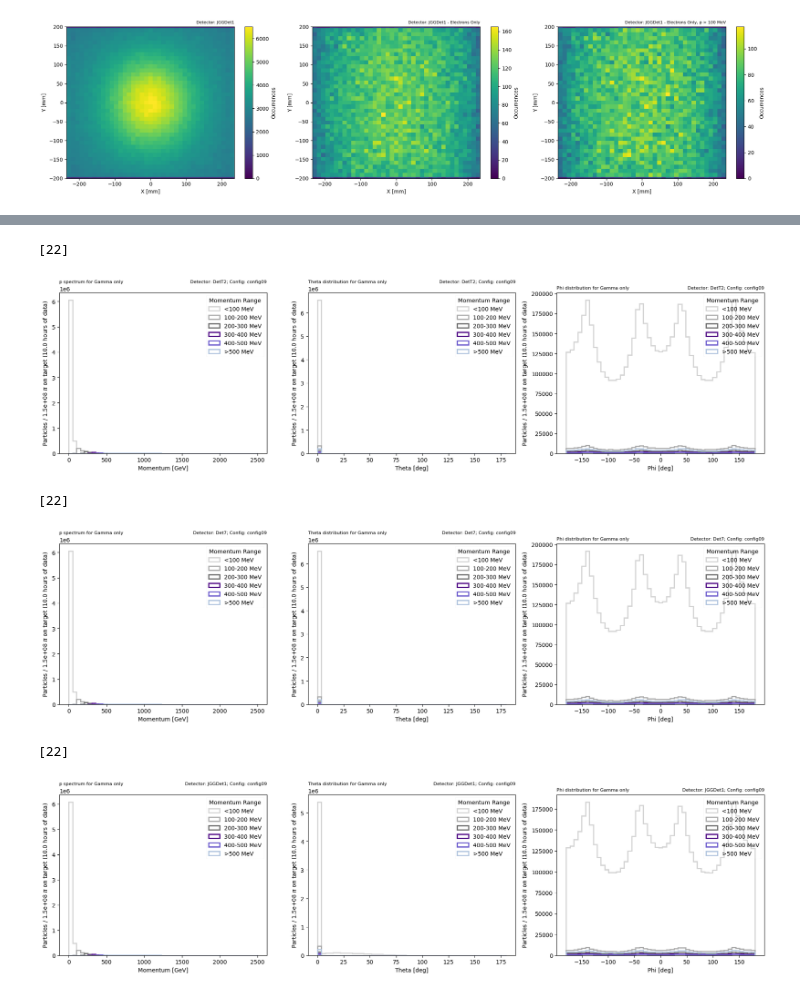
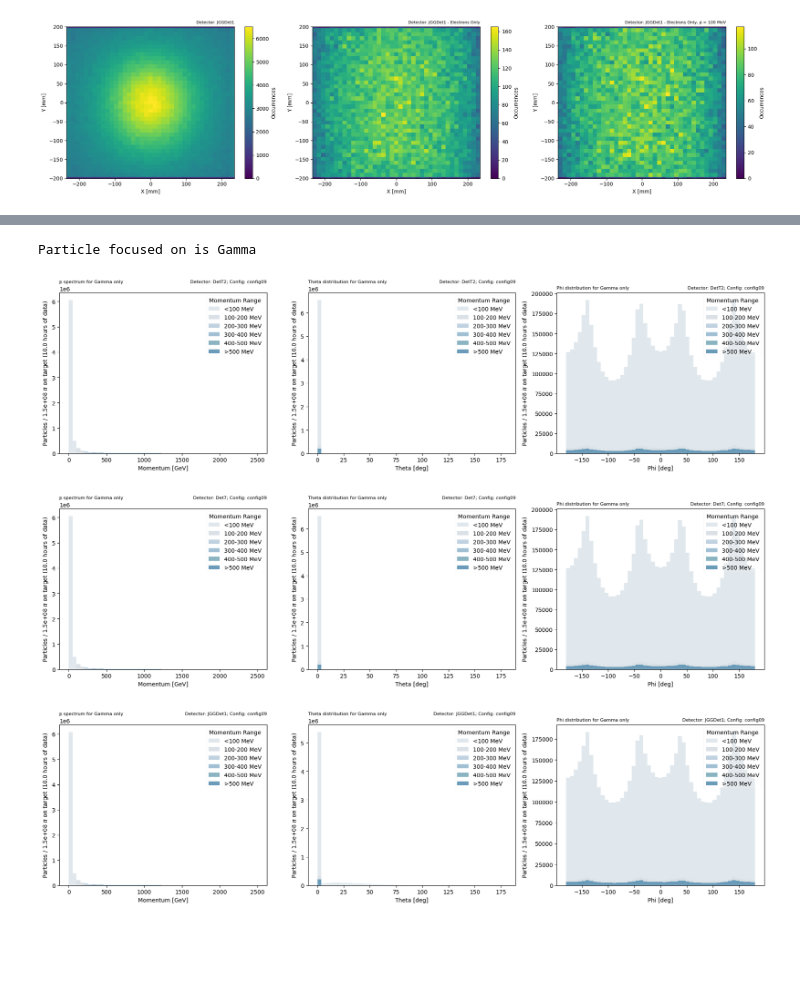
Before and after one commit to ArCS-FNAL/beamline, a Jupyter notebook: Analysis/BeamlineAna-G4BLSimple_Task1.ipynb, the cells around one changed output, grey strips where cells are left out. Cells and saved outputs as stored; diff of their text form; code cells hidden in the pictures; blank space fills up the shorter version.

```diff
--- a/Analysis/BeamlineAna-G4BLSimple_Task1.ipynb
+++ b/Analysis/BeamlineAna-G4BLSimple_Task1.ipynb
@@ -25,19 +25,17 @@ _colors = prop_cycle.by_key()['color']
 # %%
 _save_dir = 'plots/lariat_off_JGG_on/T2/'
 
-# lariat colors
 colors = [
-    '#d3d3d3',  # Light Gray
-    '#a9a9a9',  # Medium Gray
-    '#696969',  # Dark Gray
-    '#4b0082',  # Deep Blue
-    '#6a5acd',  # Medium Purple
-    '#b0c4de',  # Light Steel Blue
-    '#98fb98',  # Pale Green
-    '#f08080'#,  # Light Coral
-    #'#daa520',  # Golden Rod
-    #'#ff6347'   # Tomato
+    '#e1e8ed',
+    '#dbe2e7',
+    '#c0d1e0',
+    '#a1c0d4',
+    '#8ab4c1',
+    '#6a9bb9',
+    '#4a7a9b',
+    '#2c5d77'
 ]
+
 #colors = plt.cm.Set1(np.linspace(0, 1, 8))
 # %%
 # config05_2, better JGG with field
@@ -426,6 +424,9 @@ particle_id_mapping = {
 }
 # %%
 print(f"Particle focused on is {particle_focus}")
+
+colors_=colors
+#print(len(colors_))
 
 for det in det_list:
 
@@ -482,45 +483,43 @@ for det in det_list:
         filtered_values = flattened_values[mask]
 
         # Plot histograms for each momentum range
-        ax[0].hist(filtered_values, bins=x_bins['p'], label=label, color=colors[i], alpha=1, histtype='step', linewidth=2)
+        ax[0].hist(filtered_values, bins=x_bins['p'], label=label, color=colors_[i], histtype='stepfilled', stacked=True)
 
         # Filter theta values for the same momentum range
         filtered_theta_values = flattened_theta_values[mask]
-        ax[1].hist(filtered_theta_values, bins=x_bins['theta'], label=label, color=colors[i], alpha=1, histtype='step', linewidth=2)
+        ax[1].hist(filtered_theta_values, bins=x_bins['theta'], label=label, color=colors_[i], histtype='stepfilled', stacked=True)
 
         # Filter phi values for the same momentum range
         filtered_phi_values = flattened_phi_values[mask]
-        ax[2].hist(filtered_phi_values, bins=x_bins['phi'], label=label, color=colors[i], alpha=1, histtype='step', linewidth=2)
+        ax[2].hist(filtered_phi_values, bins=x_bins['phi'], label=label, color=colors_[i], histtype='stepfilled', stacked=True)
 
 
     ax[0].set_xlabel(x_axis['p'])
     ax[0].set_ylabel(f'Particles / {n_pions:.1e} ' + r'$\pi$' + f' on target ({n_hours} hours of data)')
     ax[0].set_title(f'Detector: {det}; Config: {config}', loc='right', fontsize=8)
     ax[0].set_title(f'p spectrum for {particle_focus} only', loc='left', fontsize=8)
     ax[0].legend(title='Momentum Range', loc='upper right', framealpha=0.1)
 
     ax[1].set_xlabel(x_axis['theta'])
     ax[1].set_ylabel(f'Particles / {n_pions:.1e} ' + r'$\pi$' + f' on target ({n_hours} hours of data)')
     ax[1].set_title(f'Detector: {det}; Config: {config}', loc='right', fontsize=8)
     ax[1].set_title(f'Theta distribution for {particle_focus} only', loc='left', fontsize=8)
     ax[1].legend(title='Momentum Range', loc='upper right', framealpha=0.1)
 
     ax[2].set_xlabel(x_axis['phi'])
     ax[2].set_ylabel(f'Particles / {n_pions:.1e} ' + r'$\pi$' + f' on target ({n_hours} hours of data)')
     ax[2].set_title(f'Detector: {det}; Config: {config}', loc='right', fontsize=8)
     ax[2].set_title(f'Phi distribution for {particle_focus} only', loc='left', fontsize=8)
     ax[2].legend(title='Momentum Range', loc='upper right', framealpha=0.1)
 
     plt.tight_layout()
     plt.savefig(_save_dir + f'{particle_focus}_spectra_g4blsimpleT_df_{config}_det{det}.jpg')
     plt.show()
 # %% [output]
-[22]
+Particle focused on is Gamma
-[figure, old version]
+[figure, new version]
-[22]
-[figure, old version]
+[figure, new version]
-[22]
-[figure, old version]
+[figure, new version]
 # %%
 #circular symmetry analysis
 
```
Also changed, not shown: parts of 4 cells of this notebook, 13 other files.
